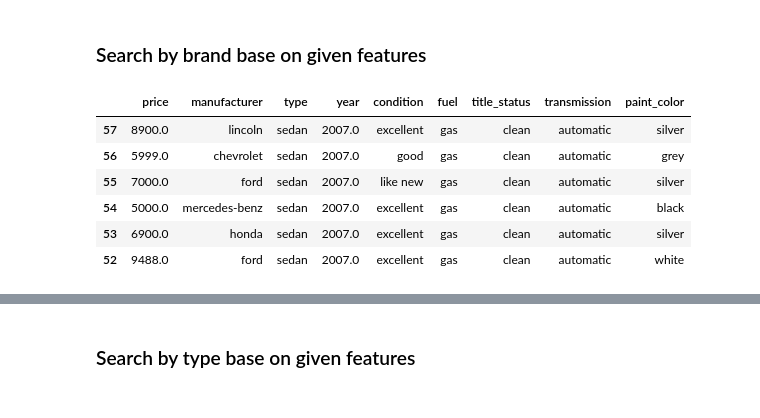
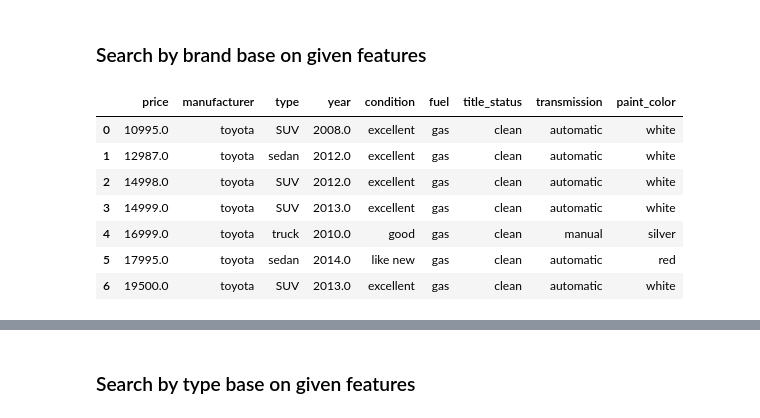
Before and after one commit to tkhong95/used_car, a Jupyter notebook: 03_recommender.ipynb, the cells around one changed output, grey strips where cells are left out. Drawn from its saved outputs; the diff is of its cells as text; code cells hidden in the pictures.

Commit message:
working on recommendation

```diff
--- a/03_recommender.ipynb
+++ b/03_recommender.ipynb
@@ -55,37 +43,23 @@ dtype: int64
 # %% [markdown]
 ### Search by brand base on given features
 # %%
-def brand_recommender(manufacturer,year,car_type,price_range):
-    data = df.loc[(df['year']==year) & (df['type']==car_type)
+def brand_recommender(manufacturer,price_range,n=6):
+    data = df.loc[(df['manufacturer']==manufacturer)
                  & ((df['price']>=price_range[0]) & (df['price']<=price_range[1]))]
     data.reset_index(level =0, inplace = True)
 
-    indices = pd.Series(data.index, index=data['manufacturer'])
-
-    # Converting the car manufacturer into vectors unigrams and bigrams
-    cvec = CountVectorizer(ngram_range=(1, 2), stop_words='english')
-    cvec_matrix = cvec.fit_transform(data['manufacturer'])
-
-    # Apply Cosine Similarity
-    cs = cosine_similarity(cvec_matrix)
-
-    # Sort by manufacturer and get the top 6 car with highest similiraty score
-    score = sorted(list(enumerate(cs[indices[manufacturer]])), reverse=True)[0:6]
-
-    # car indicies
-    car_indices = [i[0] for i in score]
-
     # Top 6 car recommendations
     car_recommend = data[['price','manufacturer','type','year','condition','fuel','title_status',
-                'transmission','paint_color']].iloc[car_indices]
-    return car_recommend
+                'transmission','paint_color']].sample(n, ignore_index=True, random_state=42)
+    return car_recommend.sort_values(by ='price', ignore_index=True)
 # %%
-brand_recommender('acura',2007,'sedan',(5000, 10000))
+brand_recommender('toyota',(10000, 20000),7)
 # %% [output]
 |  | price | manufacturer | type | year | condition | fuel | title_status | transmission | paint_color |
-| 57 | 8900.0 | lincoln | sedan | 2007.0 | excellent | gas | clean | automatic | silver |
-| 56 | 5999.0 | chevrolet | sedan | 2007.0 | good | gas | clean | automatic | grey |
-| 55 | 7000.0 | ford | sedan | 2007.0 | like new | gas | clean | automatic | silver |
-| 54 | 5000.0 | mercedes-benz | sedan | 2007.0 | excellent | gas | clean | automatic | black |
-| 53 | 6900.0 | honda | sedan | 2007.0 | excellent | gas | clean | automatic | silver |
-| 52 | 9488.0 | ford | sedan | 2007.0 | excellent | gas | clean | automatic | white |
+| 0 | 10995.0 | toyota | SUV | 2008.0 | excellent | gas | clean | automatic | white |
+| 1 | 12987.0 | toyota | sedan | 2012.0 | excellent | gas | clean | automatic | white |
+| 2 | 14998.0 | toyota | SUV | 2012.0 | excellent | gas | clean | automatic | white |
+| 3 | 14999.0 | toyota | SUV | 2013.0 | excellent | gas | clean | automatic | white |
+| 4 | 16999.0 | toyota | truck | 2010.0 | good | gas | clean | manual | silver |
+| 5 | 17995.0 | toyota | sedan | 2014.0 | like new | gas | clean | automatic | red |
+| 6 | 19500.0 | toyota | SUV | 2013.0 | excellent | gas | clean | automatic | white |
```
Also changed, not shown: parts of 24 cells of this notebook, 7 other files.
